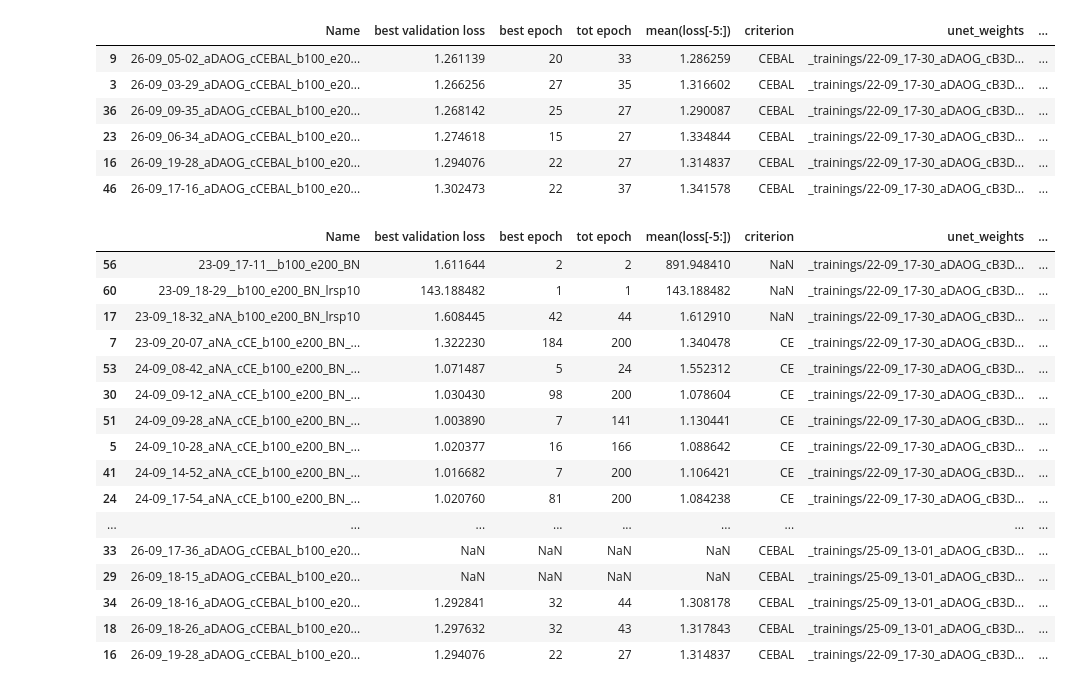
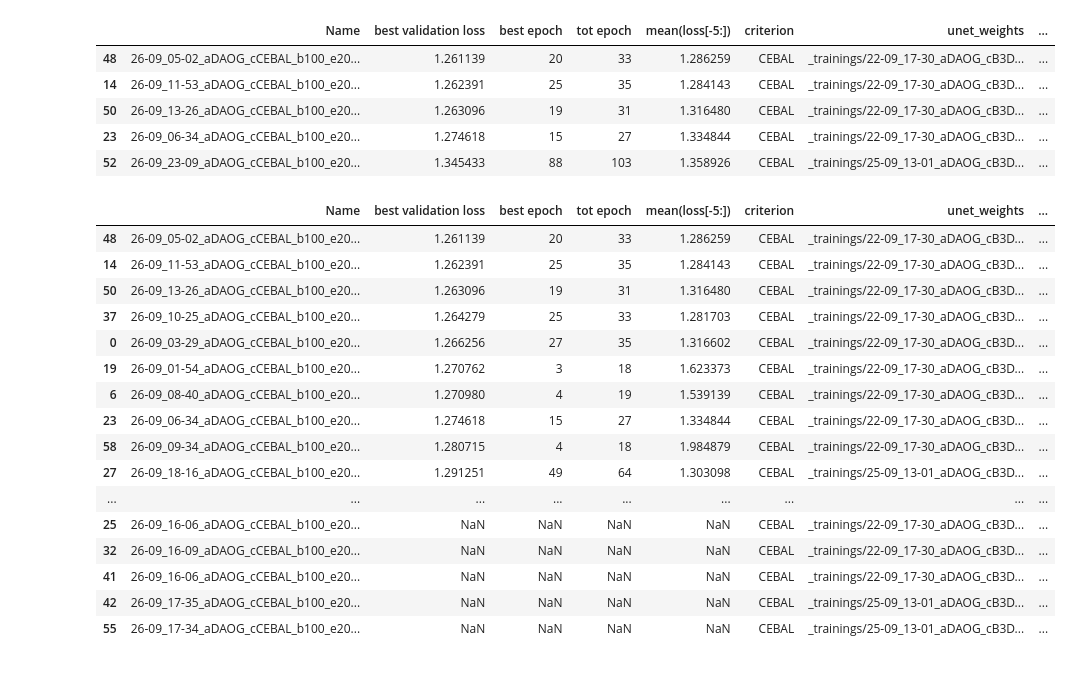
Before and after one commit to CarlaSa/AML_project, a Jupyter notebook: Show Full Training Results.ipynb, the cells around one changed output. Cells and saved outputs as stored; diff of their text form; code cells hidden in the pictures.

```diff
--- a/Show Full Training Results.ipynb
+++ b/Show Full Training Results.ipynb
@@ -37,8 +37,8 @@ def append_data_to_dataframe(df, parent, ignore_keys):
         df = df.append(config, ignore_index=True)
     return df
 # %%
-
 pd.set_option('display.max_rows', None)
+pd.set_option('display.max_colwidth', None)
 # %%
 parent = "_full_training"
 ignore_keys = ["feature_shape", "resnet_out_shape", "unet_trainable", "path_prefix",
@@ -57,30 +77,29 @@ df = append_data_to_dataframe(df, parent, ignore_keys)
 # %%
-df[df.criterion=="CEBAL"][df.latent_shape==64][df.learning_rate==0.00001].sort_values(by=["best validation loss"])
+df[df.criterion=="CEBAL"][df.learning_rate==0.00001][df.dropout_conv==False][df.resnet_weights=="_weights/balanced_BCEwLLoss_labels0_resnet18_e12.ckpt"].sort_values(by=["best validation loss"])
 # %% [output]
 |  | Name | best validation loss | best epoch | tot epoch | mean(loss[-5:]) | criterion | unet_weights | ... |
-| 9 | 26-09_05-02_aDAOG_cCEBAL_b100_e20... | 1.261139 | 20 | 33 | 1.286259 | CEBAL | _trainings/22-09_17-30_aDAOG_cB3D... | ... |
-| 3 | 26-09_03-29_aDAOG_cCEBAL_b100_e20... | 1.266256 | 27 | 35 | 1.316602 | CEBAL | _trainings/22-09_17-30_aDAOG_cB3D... | ... |
-| 36 | 26-09_09-35_aDAOG_cCEBAL_b100_e20... | 1.268142 | 25 | 27 | 1.290087 | CEBAL | _trainings/22-09_17-30_aDAOG_cB3D... | ... |
+| 48 | 26-09_05-02_aDAOG_cCEBAL_b100_e20... | 1.261139 | 20 | 33 | 1.286259 | CEBAL | _trainings/22-09_17-30_aDAOG_cB3D... | ... |
+| 14 | 26-09_11-53_aDAOG_cCEBAL_b100_e20... | 1.262391 | 25 | 35 | 1.284143 | CEBAL | _trainings/22-09_17-30_aDAOG_cB3D... | ... |
+| 50 | 26-09_13-26_aDAOG_cCEBAL_b100_e20... | 1.263096 | 19 | 31 | 1.316480 | CEBAL | _trainings/22-09_17-30_aDAOG_cB3D... | ... |
 | 23 | 26-09_06-34_aDAOG_cCEBAL_b100_e20... | 1.274618 | 15 | 27 | 1.334844 | CEBAL | _trainings/22-09_17-30_aDAOG_cB3D... | ... |
-| 16 | 26-09_19-28_aDAOG_cCEBAL_b100_e20... | 1.294076 | 22 | 27 | 1.314837 | CEBAL | _trainings/22-09_17-30_aDAOG_cB3D... | ... |
-| 46 | 26-09_17-16_aDAOG_cCEBAL_b100_e20... | 1.302473 | 22 | 37 | 1.341578 | CEBAL | _trainings/22-09_17-30_aDAOG_cB3D... | ... |
+| 52 | 26-09_23-09_aDAOG_cCEBAL_b100_e20... | 1.345433 | 88 | 103 | 1.358926 | CEBAL | _trainings/25-09_13-01_aDAOG_cB3D... | ... |
 # %%
-df.sort_values(by=["Name"])
+df[df.criterion=="CEBAL"][df.resnet_weights=="_weights/balanced_BCEwLLoss_labels0_resnet18_e12.ckpt"].sort_values(by=["best validation loss"])
 # %% [output]
 |  | Name | best validation loss | best epoch | tot epoch | mean(loss[-5:]) | criterion | unet_weights | ... |
-| 56 | 23-09_17-11__b100_e200_BN | 1.611644 | 2 | 2 | 891.948410 | NaN | _trainings/22-09_17-30_aDAOG_cB3D... | ... |
-| 60 | 23-09_18-29__b100_e200_BN_lrsp10 | 143.188482 | 1 | 1 | 143.188482 | NaN | _trainings/22-09_17-30_aDAOG_cB3D... | ... |
-| 17 | 23-09_18-32_aNA_b100_e200_BN_lrsp10 | 1.608445 | 42 | 44 | 1.612910 | NaN | _trainings/22-09_17-30_aDAOG_cB3D... | ... |
-| 7 | 23-09_20-07_aNA_cCE_b100_e200_BN_... | 1.322230 | 184 | 200 | 1.340478 | CE | _trainings/22-09_17-30_aDAOG_cB3D... | ... |
-| 53 | 24-09_08-42_aNA_cCE_b100_e200_BN_... | 1.071487 | 5 | 24 | 1.552312 | CE | _trainings/22-09_17-30_aDAOG_cB3D... | ... |
-| 30 | 24-09_09-12_aNA_cCE_b100_e200_BN_... | 1.030430 | 98 | 200 | 1.078604 | CE | _trainings/22-09_17-30_aDAOG_cB3D... | ... |
-| 51 | 24-09_09-28_aNA_cCE_b100_e200_BN_... | 1.003890 | 7 | 141 | 1.130441 | CE | _trainings/22-09_17-30_aDAOG_cB3D... | ... |
-| 5 | 24-09_10-28_aNA_cCE_b100_e200_BN_... | 1.020377 | 16 | 166 | 1.088642 | CE | _trainings/22-09_17-30_aDAOG_cB3D... | ... |
-| 41 | 24-09_14-52_aNA_cCE_b100_e200_BN_... | 1.016682 | 7 | 200 | 1.106421 | CE | _trainings/22-09_17-30_aDAOG_cB3D... | ... |
-| 24 | 24-09_17-54_aNA_cCE_b100_e200_BN_... | 1.020760 | 81 | 200 | 1.084238 | CE | _trainings/22-09_17-30_aDAOG_cB3D... | ... |
+| 48 | 26-09_05-02_aDAOG_cCEBAL_b100_e20... | 1.261139 | 20 | 33 | 1.286259 | CEBAL | _trainings/22-09_17-30_aDAOG_cB3D... | ... |
+| 14 | 26-09_11-53_aDAOG_cCEBAL_b100_e20... | 1.262391 | 25 | 35 | 1.284143 | CEBAL | _trainings/22-09_17-30_aDAOG_cB3D... | ... |
+| 50 | 26-09_13-26_aDAOG_cCEBAL_b100_e20... | 1.263096 | 19 | 31 | 1.316480 | CEBAL | _trainings/22-09_17-30_aDAOG_cB3D... | ... |
+| 37 | 26-09_10-25_aDAOG_cCEBAL_b100_e20... | 1.264279 | 25 | 33 | 1.281703 | CEBAL | _trainings/22-09_17-30_aDAOG_cB3D... | ... |
+| 0 | 26-09_03-29_aDAOG_cCEBAL_b100_e20... | 1.266256 | 27 | 35 | 1.316602 | CEBAL | _trainings/22-09_17-30_aDAOG_cB3D... | ... |
+| 19 | 26-09_01-54_aDAOG_cCEBAL_b100_e20... | 1.270762 | 3 | 18 | 1.623373 | CEBAL | _trainings/22-09_17-30_aDAOG_cB3D... | ... |
+| 6 | 26-09_08-40_aDAOG_cCEBAL_b100_e20... | 1.270980 | 4 | 19 | 1.539139 | CEBAL | _trainings/22-09_17-30_aDAOG_cB3D... | ... |
+| 23 | 26-09_06-34_aDAOG_cCEBAL_b100_e20... | 1.274618 | 15 | 27 | 1.334844 | CEBAL | _trainings/22-09_17-30_aDAOG_cB3D... | ... |
+| 58 | 26-09_09-34_aDAOG_cCEBAL_b100_e20... | 1.280715 | 4 | 18 | 1.984879 | CEBAL | _trainings/22-09_17-30_aDAOG_cB3D... | ... |
+| 27 | 26-09_18-16_aDAOG_cCEBAL_b100_e20... | 1.291251 | 49 | 64 | 1.303098 | CEBAL | _trainings/25-09_13-01_aDAOG_cB3D... | ... |
 | ... | ... | ... | ... | ... | ... | ... | ... | ... |
-| 33 | 26-09_17-36_aDAOG_cCEBAL_b100_e20... | NaN | NaN | NaN | NaN | CEBAL | _trainings/25-09_13-01_aDAOG_cB3D... | ... |
-| 29 | 26-09_18-15_aDAOG_cCEBAL_b100_e20... | NaN | NaN | NaN | NaN | CEBAL | _trainings/25-09_13-01_aDAOG_cB3D... | ... |
-| 34 | 26-09_18-16_aDAOG_cCEBAL_b100_e20... | 1.292841 | 32 | 44 | 1.308178 | CEBAL | _trainings/25-09_13-01_aDAOG_cB3D... | ... |
-| 18 | 26-09_18-26_aDAOG_cCEBAL_b100_e20... | 1.297632 | 32 | 43 | 1.317843 | CEBAL | _trainings/25-09_13-01_aDAOG_cB3D... | ... |
-| 16 | 26-09_19-28_aDAOG_cCEBAL_b100_e20... | 1.294076 | 22 | 27 | 1.314837 | CEBAL | _trainings/22-09_17-30_aDAOG_cB3D... | ... |
+| 25 | 26-09_16-06_aDAOG_cCEBAL_b100_e20... | NaN | NaN | NaN | NaN | CEBAL | _trainings/22-09_17-30_aDAOG_cB3D... | ... |
+| 32 | 26-09_16-09_aDAOG_cCEBAL_b100_e20... | NaN | NaN | NaN | NaN | CEBAL | _trainings/22-09_17-30_aDAOG_cB3D... | ... |
+| 41 | 26-09_16-06_aDAOG_cCEBAL_b100_e20... | NaN | NaN | NaN | NaN | CEBAL | _trainings/22-09_17-30_aDAOG_cB3D... | ... |
+| 42 | 26-09_17-35_aDAOG_cCEBAL_b100_e20... | NaN | NaN | NaN | NaN | CEBAL | _trainings/25-09_13-01_aDAOG_cB3D... | ... |
+| 55 | 26-09_17-34_aDAOG_cCEBAL_b100_e20... | NaN | NaN | NaN | NaN | CEBAL | _trainings/25-09_13-01_aDAOG_cB3D... | ... |
```
Also changed, not shown: parts of 11 cells of this notebook.
